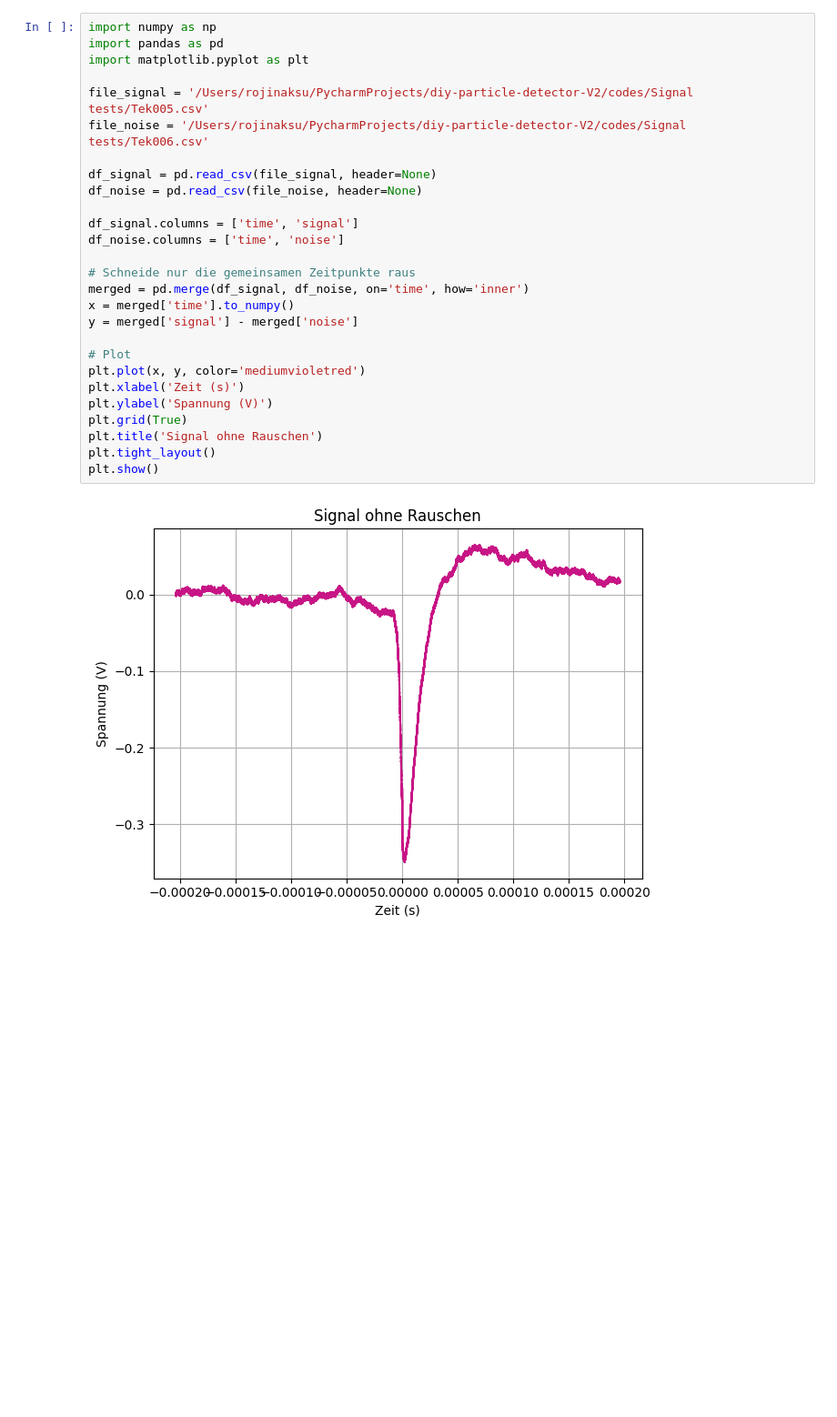
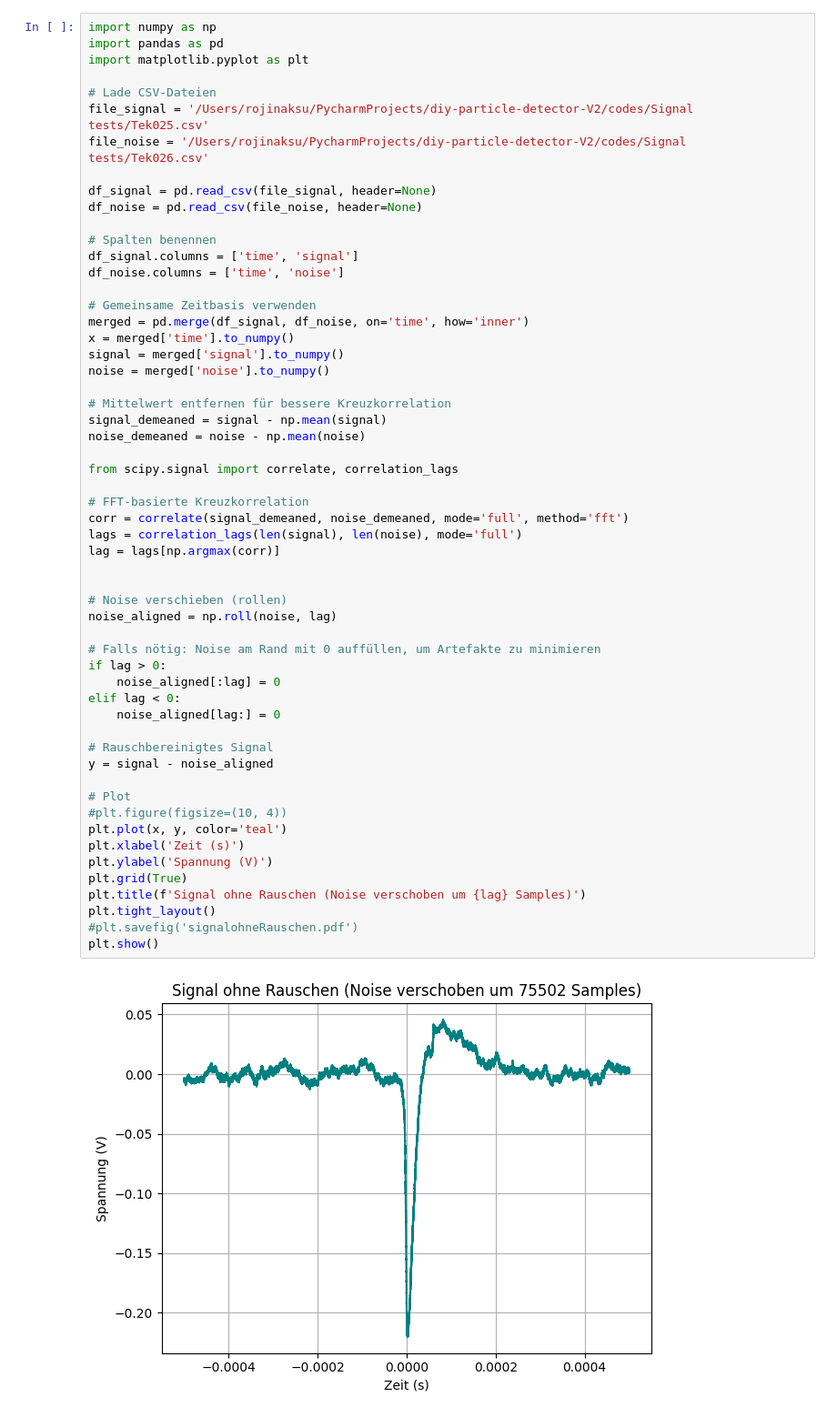
Before and after one commit to rojinaks/diy-particle-detector-V2, a Jupyter notebook: codes/Signal tests/signal-noiseNEUERDETEKTOR.ipynb, the cells around one changed output. Shown: that part at 91% size. Cells and saved outputs as stored; diff of their text form; blank space fills up the shorter version.

```diff
--- a/codes/Signal tests/signal-noiseNEUERDETEKTOR.ipynb
+++ b/codes/Signal tests/signal-noiseNEUERDETEKTOR.ipynb
@@ -1,29 +1,58 @@
 # %%
 import numpy as np
 import pandas as pd
 import matplotlib.pyplot as plt
 
-file_signal = '/Users/rojinaksu/PycharmProjects/diy-particle-detector-V2/codes/Signal tests/Tek005.csv'
-file_noise = '/Users/rojinaksu/PycharmProjects/diy-particle-detector-V2/codes/Signal tests/Tek006.csv'
+# Lade CSV-Dateien
+file_signal = '/Users/rojinaksu/PycharmProjects/diy-particle-detector-V2/codes/Signal tests/Tek025.csv'
+file_noise = '/Users/rojinaksu/PycharmProjects/diy-particle-detector-V2/codes/Signal tests/Tek026.csv'
 
 df_signal = pd.read_csv(file_signal, header=None)
 df_noise = pd.read_csv(file_noise, header=None)
 
+# Spalten benennen
 df_signal.columns = ['time', 'signal']
 df_noise.columns = ['time', 'noise']
 
-# Schneide nur die gemeinsamen Zeitpunkte raus
+# Gemeinsame Zeitbasis verwenden
 merged = pd.merge(df_signal, df_noise, on='time', how='inner')
 x = merged['time'].to_numpy()
-y = merged['signal'] - merged['noise']
+signal = merged['signal'].to_numpy()
+noise = merged['noise'].to_numpy()
+
+# Mittelwert entfernen für bessere Kreuzkorrelation
+signal_demeaned = signal - np.mean(signal)
+noise_demeaned = noise - np.mean(noise)
+
+from scipy.signal import correlate, correlation_lags
+
+# FFT-basierte Kreuzkorrelation
+corr = correlate(signal_demeaned, noise_demeaned, mode='full', method='fft')
+lags = correlation_lags(len(signal), len(noise), mode='full')
+lag = lags[np.argmax(corr)]
+
+
+# Noise verschieben (rollen)
+noise_aligned = np.roll(noise, lag)
+
+# Falls nötig: Noise am Rand mit 0 auffüllen, um Artefakte zu minimieren
+if lag > 0:
+    noise_aligned[:lag] = 0
+elif lag < 0:
+    noise_aligned[lag:] = 0
+
+# Rauschbereinigtes Signal
+y = signal - noise_aligned
 
 # Plot
-plt.plot(x, y, color='mediumvioletred')
+#plt.figure(figsize=(10, 4))
+plt.plot(x, y, color='teal')
 plt.xlabel('Zeit (s)')
 plt.ylabel('Spannung (V)')
 plt.grid(True)
-plt.title('Signal ohne Rauschen')
+plt.title(f'Signal ohne Rauschen (Noise verschoben um {lag} Samples)')
 plt.tight_layout()
+#plt.savefig('signalohneRauschen.pdf')
 plt.show()
 # %% [output]
-[figure, old version]
+[figure, new version]
```
Also changed, not shown: parts of 13 cells of this notebook, 26 other files.
